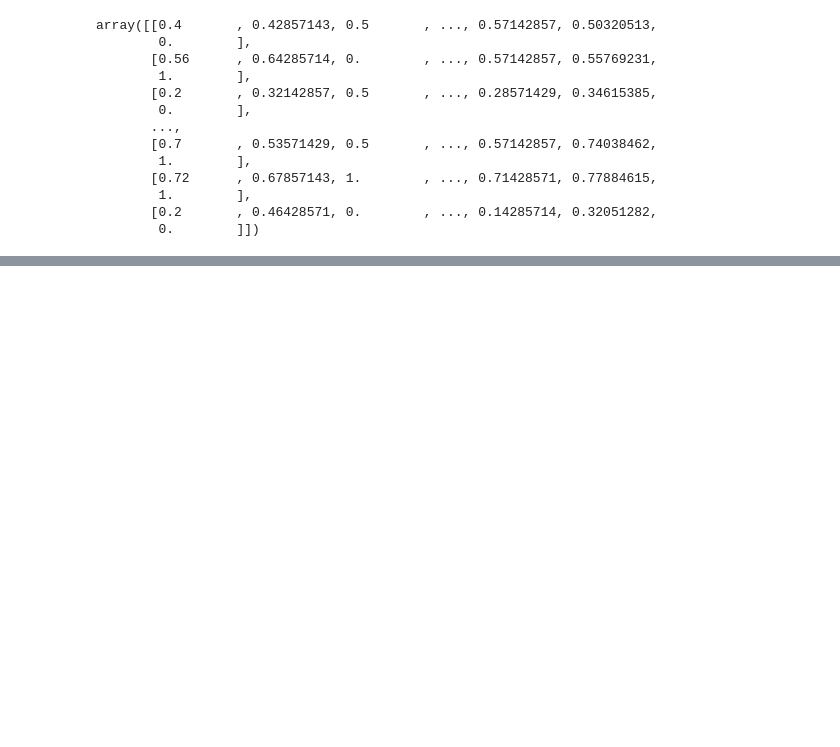
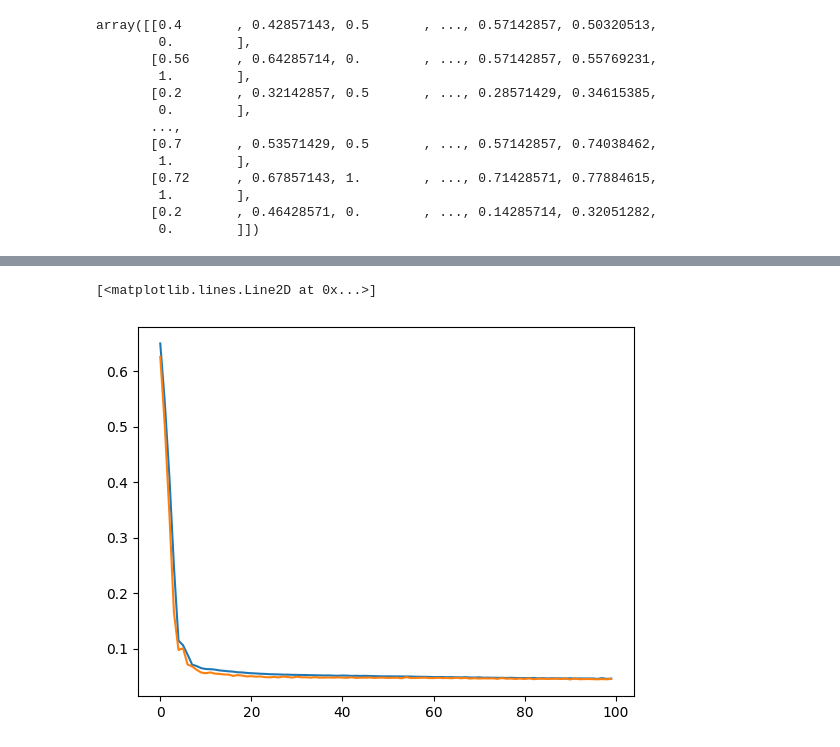
Before and after one commit to Ritika588/graduate-admission-prediction-keras, a Jupyter notebook: Graduate_admission_prediction.ipynb, the cells around one changed output, grey strips where cells are left out. Cells and saved outputs as stored; diff of their text form; code cells hidden in the pictures; blank space fills up the shorter version.

```diff
--- a/Graduate_admission_prediction.ipynb
+++ b/Graduate_admission_prediction.ipynb
@@ -211,0 +215,6 @@ plt.plot(history.history['val_loss'])
+# %%
+plt.plot(history.history['mae'])
+plt.plot(history.history['val_mae'])
+# %% [output]
+[<matplotlib.lines.Line2D at 0x...>]
+[figure, added]
```
Also changed, not shown: parts of 7 cells of this notebook.
